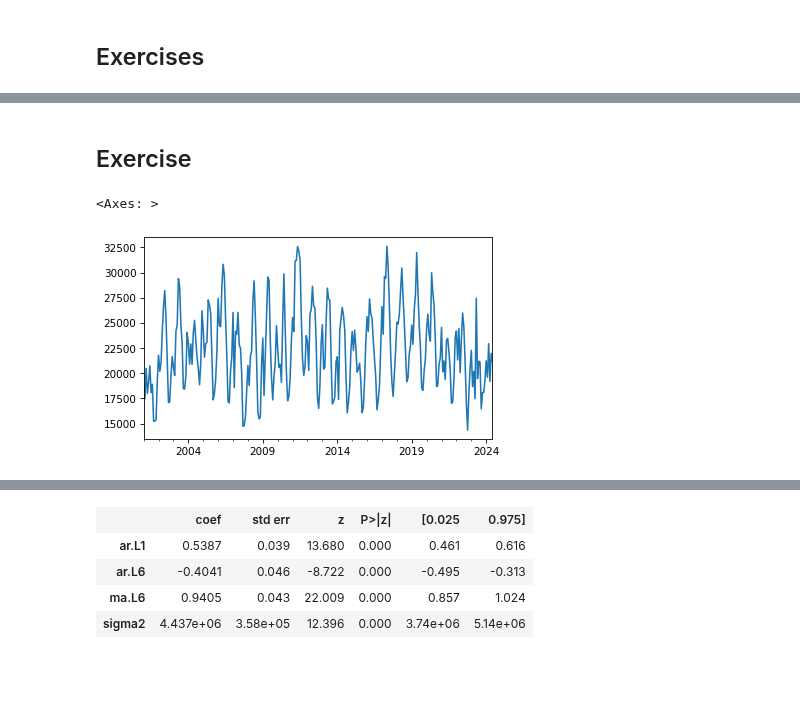
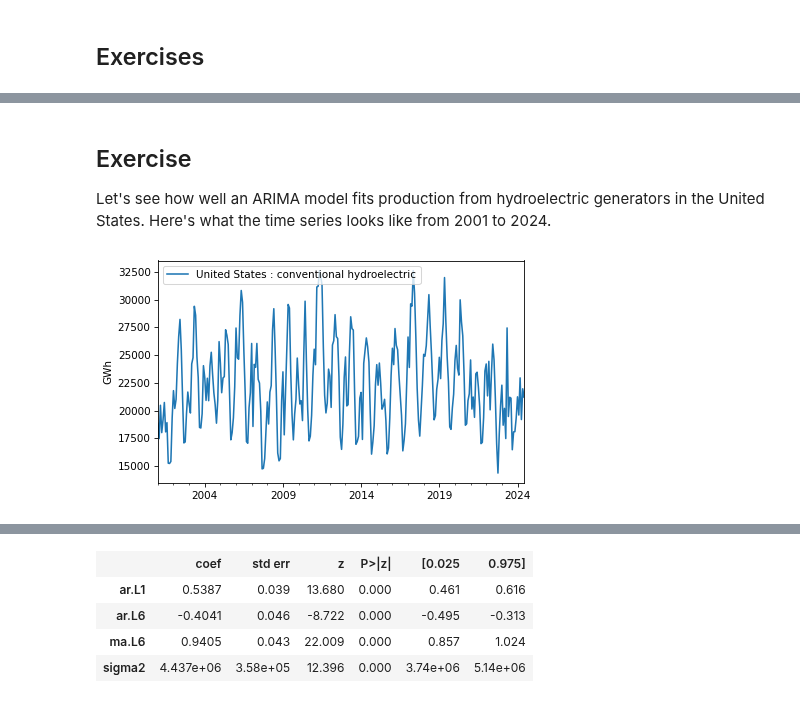
Before and after one commit to AllenDowney/ThinkStats, a Jupyter notebook: soln/chap12.ipynb, the cells around one changed output, grey strips where cells are left out. Saved outputs shown, nothing was run; the diff lists cells and outputs as text; code cells hidden in the pictures; blank space fills up the shorter version.

```diff
--- a/soln/chap12.ipynb
+++ b/soln/chap12.ipynb
@@ -1134,9 +1181,12 @@ pred.plot()
 # %% [markdown]
 ## Exercise
+
+Let's see how well an ARIMA model fits production from hydroelectric generators in the United States.
+Here's what the time series looks like from 2001 to 2024.
 # %%
 hydro = elec["United States : conventional hydroelectric"]
 hydro.plot()
+decorate(ylabel="GWh")
 # %% [output]
-<Axes: >
-[figure, old version]
+[figure, new version]
 [interactive output not drawn]
```
Also changed, not shown: parts of 106 cells of this notebook.
